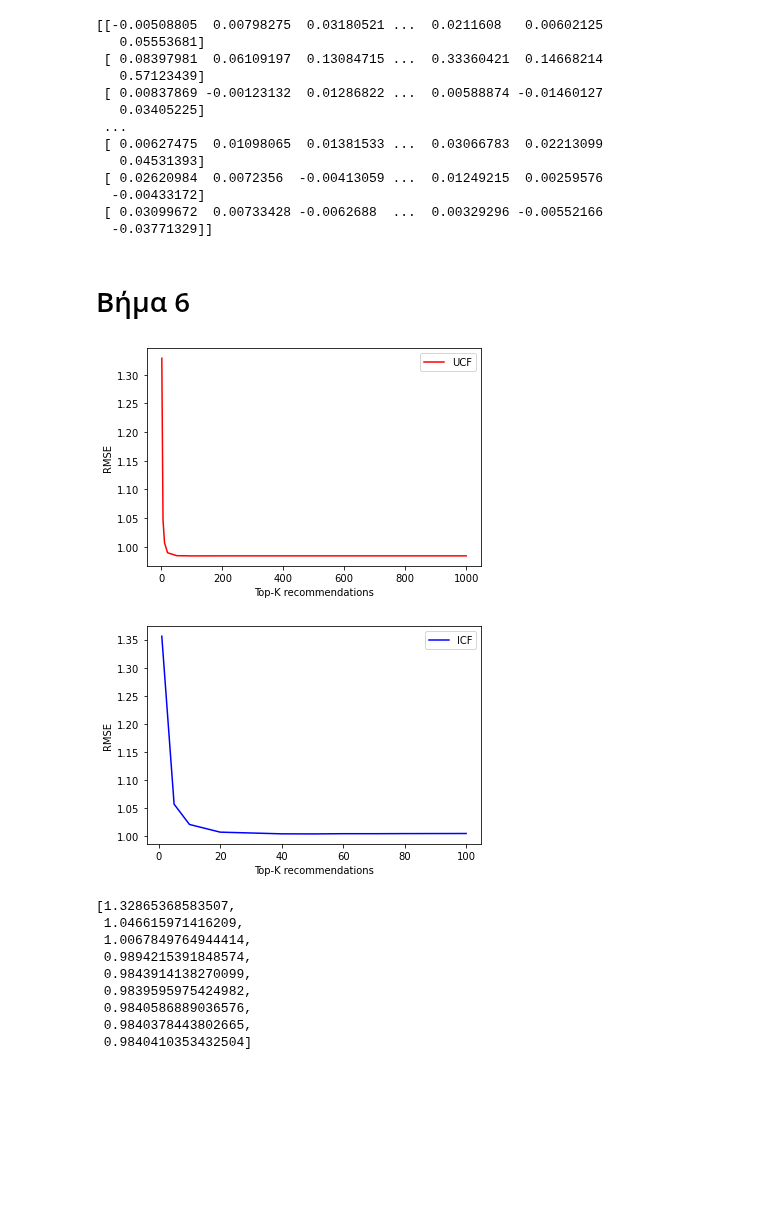
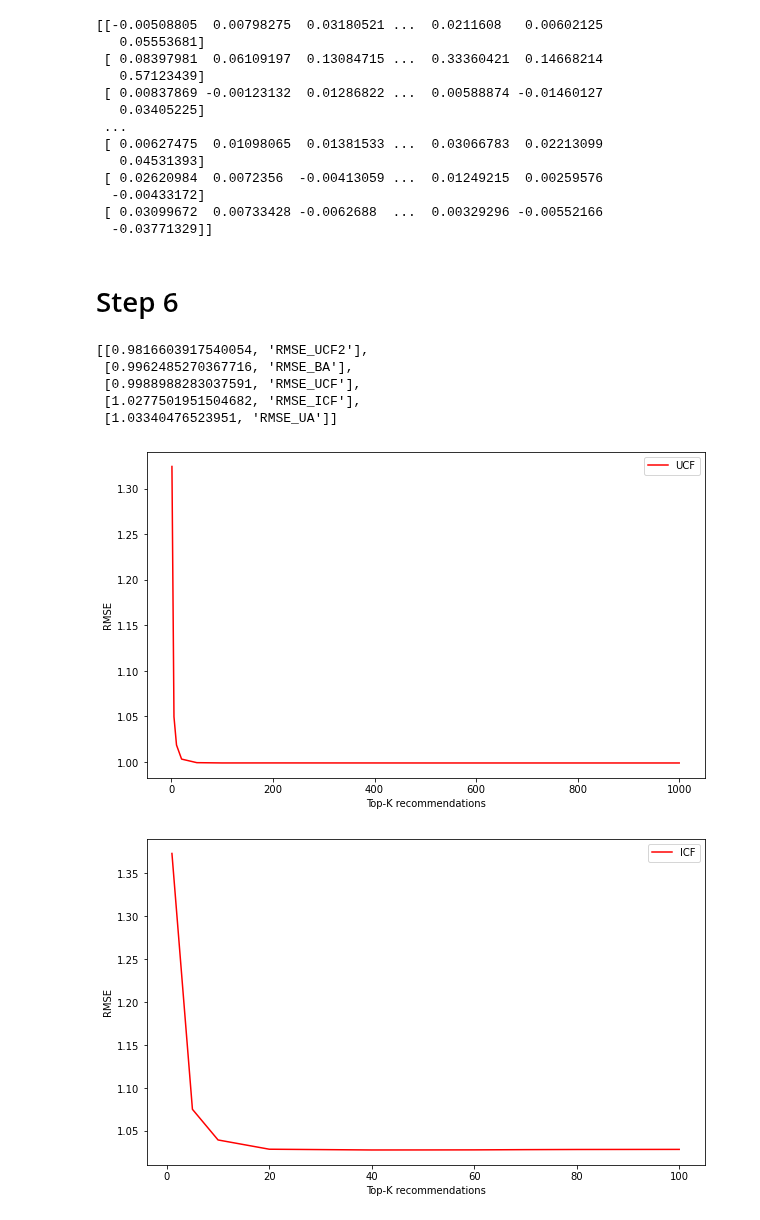
Before and after one commit to lkostakis/data-mining-NLP, a Jupyter notebook: ask2.ipynb, the cells around one changed output. Saved outputs shown, nothing was run; the diff lists cells and outputs as text; code cells hidden in the pictures; blank space fills up the shorter version.

```diff
--- a/ask2.ipynb
+++ b/ask2.ipynb
@@ -208,0 +210,18 @@ for i in range(len(unique_users)):
+# %%
+start = time.time()
+
+sparse_array = np.zeros((len(unique_users), len(unique_business)))
+# Create the sparse_array
+for i in range(len(unique_users)):
+    # Take all business index that a user has a rating
+    business_index = np.where( unique_users[i] == data_table['user_id'])
+
+    # For all the businesses indexes find its index in unique_business and assign that index value
+    # in the sparse array too.
+    for j in range(len(business_index[0])):
+        temp_business = data_table['business_id'][business_index[0][j]] #take business_id for given index
+        unique_business_ind = np.where(temp_business == unique_business)
+        sparse_array[i][unique_business_ind[0][0]] = data_table['rating'][business_index[0][j]]
+
+stop = time.time()
+print("Sparse array created in {:.3f} mins".format((stop-start)/60))
@@ -343,5 +382,5 @@ corr_similarities = np.corrcoef(sparse_array)
 # %%
-def UCF_2(user1, user1_avg_preds, common_users, ratings, k_values):
+def UCF_2(user1, common_users, ratings, k_values):
     user_ind1 = find_index(user1)
     similar = []
     predictions_k = []
@@ -353,6 +392,7 @@ def UCF_2(user1, user1_avg_preds, common_users, ratings, k_values):
         # find the businesses that every common user has rated
         # take the mean of his rates
         business_ind = np.nonzero(sparse_array[temp_ind,:])
+
         common_user_avg_ratings.append(
                 sum(sparse_array[temp_ind][business_ind[0]])/len(sparse_array[temp_ind][business_ind[0]]))
 
@@ -360,8 +400,11 @@ def UCF_2(user1, user1_avg_preds, common_users, ratings, k_values):
                         float(common_user_avg_ratings[i])])
 
     # Sort similarities and take k most similar to our user
-    from operator import itemgetter
     vectors = np.array(sorted(similar, key=itemgetter(1), reverse=True))
+
+    # Calculate the mean ratings of the user
+    user1_businesses = np.nonzero(sparse_array[user_ind1,:])
+    user1_mean_ratings = sum(sparse_array[user_ind1][user1_businesses[0]])/len(sparse_array[user_ind1][user1_businesses[0]])
 
     # For every given k calculate the predictions for the given user
     for k in range(len(k_values)):
@@ -376,9 +419,8 @@ def UCF_2(user1, user1_avg_preds, common_users, ratings, k_values):
         denominator = np.sum(similarity_vector)
         for i in range(len(similarity_vector)):
             numerator += similarity_vector[i]*(ratings_vector[i]-common_user_avg_r[i])
-        if numerator/denominator == np.nan:
-            print("nan_value")
-        predictions_k.append(user1_avg_preds + (numerator/denominator))
+
+        predictions_k.append(user1_mean_ratings + (numerator/denominator))
 
     # Return a list with predictions for the user for every k value
     return predictions_k
@@ -385,8 +429,8 @@ def UCF_2(user1, user1_avg_preds, common_users, ratings, k_values):
 # %%
 predictions = []
-user_avg_pred = []
 k_values = [1,5,10,20,50,100,200,500,1000]
-#k_values = [200]
+
+start = time.time()
 for i in range(sample_array.shape[0]): # For every pair (u,b) that have missing rating
     common_users = []
     common_ratings = []
@@ -397,8 +441,9 @@ for i in range(sample_array.shape[0]): # For every pair (u,b) that have missing
         common_users.append(unique_users[common_users_indexes[0][j]]) # Append the user_id
 
     # Append the prediction
-    user_avg_pred.append(sum(common_ratings)/len(common_ratings))
-    predictions.append(UCF_2(sample_array[i][0], user_avg_pred[-1], common_users, common_ratings, k_values))
-
+    predictions.append(UCF_2(sample_array[i][0], common_users, common_ratings, k_values))
 
 ucf2_predictions = np.array(predictions)
+
+stop = time.time()
+print("Modified UCF predictions for all given k values in {:.3f} mins".format((stop-start)/60))
@@ -444,4 +491,4 @@ print(Rk_aprrox)
  [ 0.03099672  0.00733428 -0.0062688  ...  0.00329296 -0.00552166
   -0.03771329]]
 # %% [markdown]
-# Βήμα 6
+# Step 6
@@ -468,30 +550,35 @@ for i in range(icf_predictions[0].size):
+# %%
+results = []
+results.append([min(RMSE_UCF2), 'RMSE_UCF2'])
+results.append([min(RMSE_UCF), 'RMSE_UCF'])
+results.append([min(RMSE_ICF), 'RMSE_ICF'])
+results.append([RMSE_ΒΑ, 'RMSE_BA'])
+results.append([RMSE_UA, 'RMSE_UA'])
+results = sorted(results, key=itemgetter(0))
+results
+# %% [output]
+[[0.9816603917540054, 'RMSE_UCF2'],
+ [0.9962485270367716, 'RMSE_BA'],
+ [0.9988988283037591, 'RMSE_UCF'],
+ [1.0277501951504682, 'RMSE_ICF'],
+ [1.03340476523951, 'RMSE_UA']]
 # %%
 import matplotlib.pyplot as plt
+plt.figure(figsize=(10, 6))
 x = [1,5,10,20,50,100,200,500,1000]
 plt.plot(x, RMSE_UCF, "r", label = "UCF")
 plt.legend()
 plt.ylabel("RMSE")
 plt.xlabel("Top-K recommendations");
 # %% [output]
-[figure, old version]
+[figure, new version]
 # %%
 import matplotlib.pyplot as plt
+plt.figure(figsize=(10, 6))
 x = [1,5,10,20,40,50,60,70,80,100]
-plt.plot(x, RMSE_ICF, "b", label = "ICF")
+plt.plot(x, RMSE_ICF, "r", label = "ICF")
 plt.legend()
 plt.ylabel("RMSE")
 plt.xlabel("Top-K recommendations");
 # %% [output]
-[figure, old version]
+[figure, new version]
-# %%
-RMSE_UCF #konta sto 100 to veltisto k
-# %% [output]
-[1.32865368583507,
- 1.046615971416209,
- 1.0067849764944414,
- 0.9894215391848574,
- 0.9843914138270099,
- 0.9839595975424982,
- 0.9840586889036576,
- 0.9840378443802665,
- 0.9840410353432504]
```
Also changed, not shown: parts of 62 cells of this notebook.
